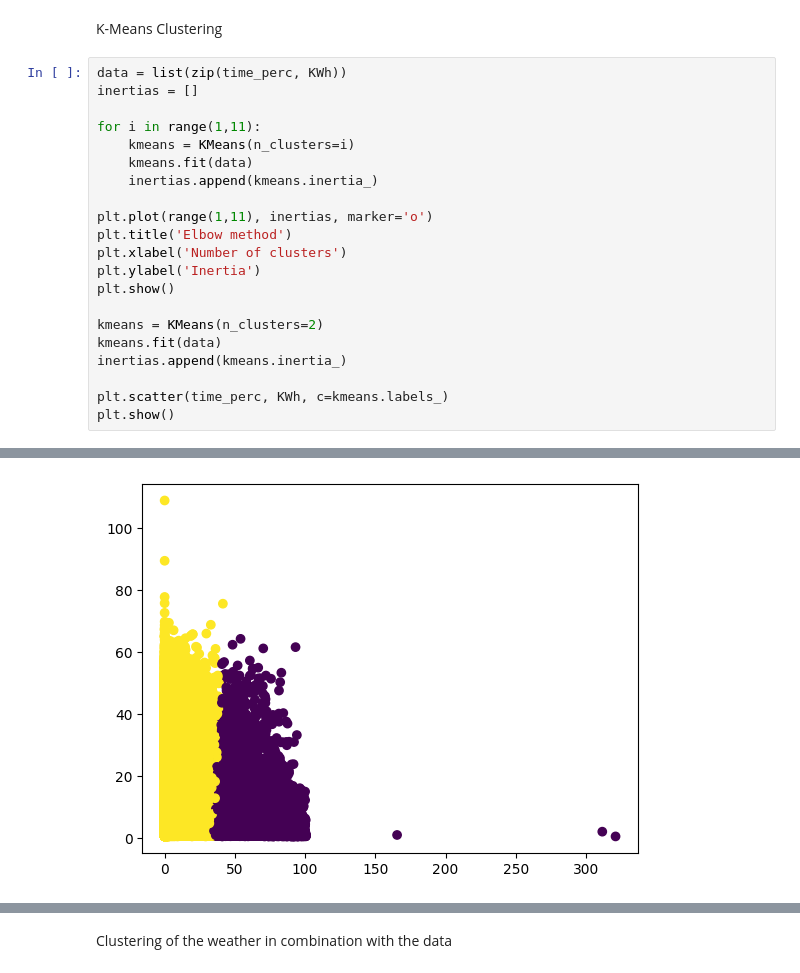
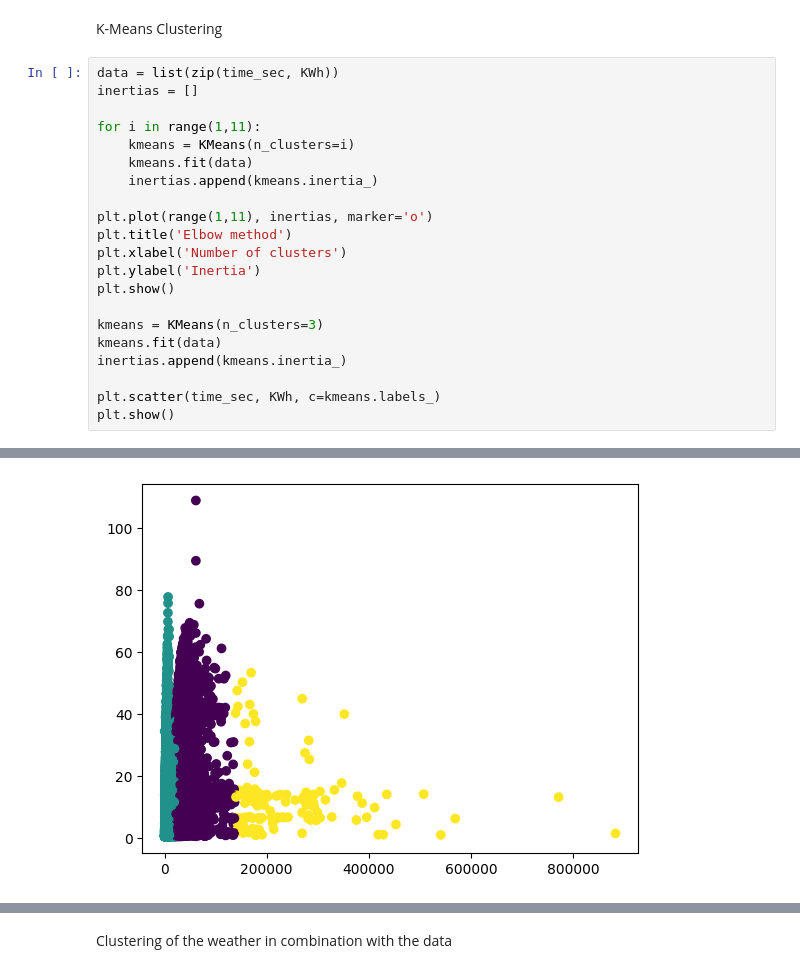
Before and after one commit to Vigro08/AA-Team-Assignment, a Jupyter notebook: Tasks/03_Clustering.ipynb, the cells around one changed output, grey strips where cells are left out. Drawn from its saved outputs; the diff is of its cells as text.

```diff
--- a/Tasks/03_Clustering.ipynb
+++ b/Tasks/03_Clustering.ipynb
@@ -144,7 +144,7 @@ Name: connectionTime, Length: 66450, dtype: int32
 # %% [markdown]
 K-Means Clustering
 # %%
-data = list(zip(time_perc, KWh))
+data = list(zip(time_sec, KWh))
 inertias = []
 
 for i in range(1,11):
@@ -158,10 +158,10 @@ plt.xlabel('Number of clusters')
 plt.ylabel('Inertia')
 plt.show()
 
-kmeans = KMeans(n_clusters=2)
+kmeans = KMeans(n_clusters=3)
 kmeans.fit(data)
 inertias.append(kmeans.inertia_)
 
-plt.scatter(time_perc, KWh, c=kmeans.labels_)
+plt.scatter(time_sec, KWh, c=kmeans.labels_)
 plt.show()
 # %% [output]
@@ -169,2 +169,2 @@ plt.show()
-[figure, old version]
+[figure, new version]
 # %%
```
Also changed, not shown: parts of 8 cells of this notebook.
